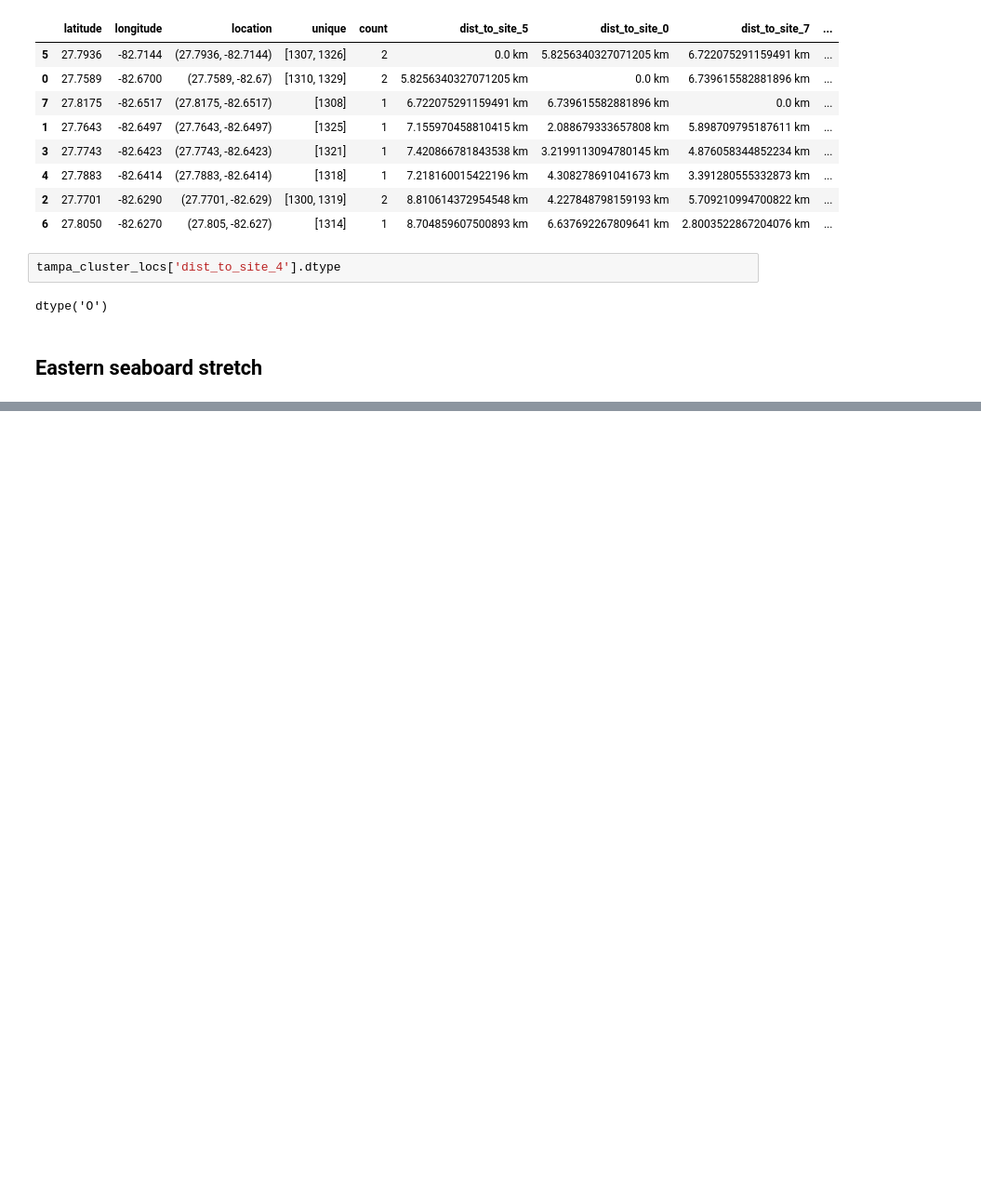
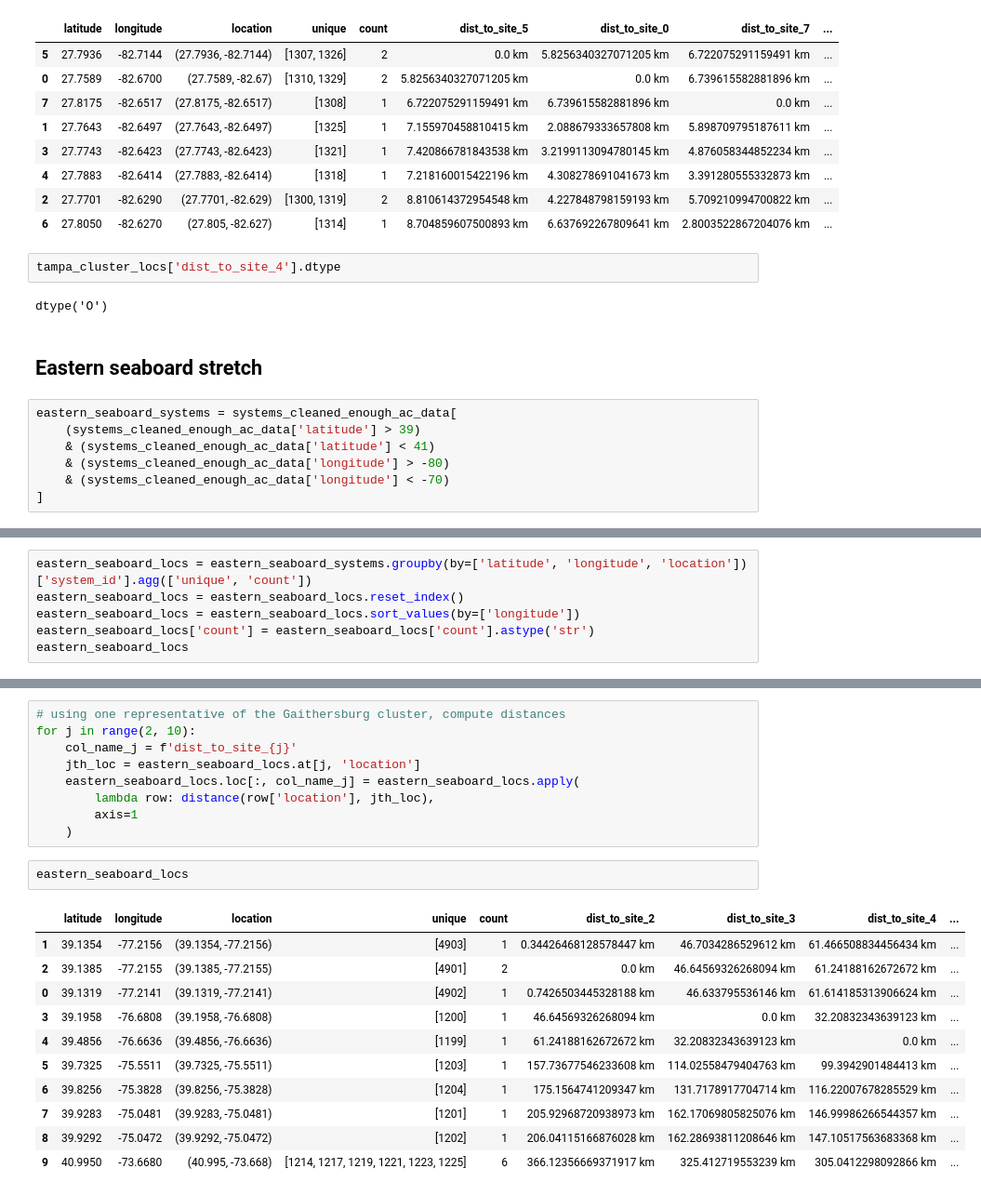
Before and after one commit to Erdos-Projects/predicting-day-ahead-solar-power-production, a Jupyter notebook: src/data/weather/quick_locs_check.ipynb, the cells around one changed output, grey strips where cells are left out. Shown at 93% size. Saved outputs shown, nothing was run; the diff lists cells and outputs as text; blank space fills up the shorter version.

```diff
--- a/src/data/weather/quick_locs_check.ipynb
+++ b/src/data/weather/quick_locs_check.ipynb
@@ -503,3 +515,10 @@ tampa_cluster_locs['dist_to_site_4'].dtype
 dtype('O')
 # %% [markdown]
 ## Eastern seaboard stretch
+# %%
+eastern_seaboard_systems = systems_cleaned_enough_ac_data[
+    (systems_cleaned_enough_ac_data['latitude'] > 39)
+    & (systems_cleaned_enough_ac_data['latitude'] < 41)
+    & (systems_cleaned_enough_ac_data['longitude'] > -80)
+    & (systems_cleaned_enough_ac_data['longitude'] < -70)
+]
@@ -505,0 +529,6 @@ dtype('O')
+# %%
+eastern_seaboard_locs = eastern_seaboard_systems.groupby(by=['latitude', 'longitude', 'location'])['system_id'].agg(['unique', 'count'])
+eastern_seaboard_locs = eastern_seaboard_locs.reset_index()
+eastern_seaboard_locs = eastern_seaboard_locs.sort_values(by=['longitude'])
+eastern_seaboard_locs['count'] = eastern_seaboard_locs['count'].astype('str')
+eastern_seaboard_locs
@@ -505,0 +547,23 @@ dtype('O')
+# %%
+# using one representative of the Gaithersburg cluster, compute distances
+for j in range(2, 10):
+    col_name_j = f'dist_to_site_{j}'
+    jth_loc = eastern_seaboard_locs.at[j, 'location']
+    eastern_seaboard_locs.loc[:, col_name_j] = eastern_seaboard_locs.apply(
+        lambda row: distance(row['location'], jth_loc),
+        axis=1
+    )
+# %%
+eastern_seaboard_locs
+# %% [output]
+|  | latitude | longitude | location | unique | count | dist_to_site_2 | dist_to_site_3 | dist_to_site_4 | ... |
+| 1 | 39.1354 | -77.2156 | (39.1354, -77.2156) | [4903] | 1 | 0.34426468128578447 km | 46.7034286529612 km | 61.466508834456434 km | ... |
+| 2 | 39.1385 | -77.2155 | (39.1385, -77.2155) | [4901] | 2 | 0.0 km | 46.64569326268094 km | 61.24188162672672 km | ... |
+| 0 | 39.1319 | -77.2141 | (39.1319, -77.2141) | [4902] | 1 | 0.7426503445328188 km | 46.633795536146 km | 61.614185313906624 km | ... |
+| 3 | 39.1958 | -76.6808 | (39.1958, -76.6808) | [1200] | 1 | 46.64569326268094 km | 0.0 km | 32.20832343639123 km | ... |
+| 4 | 39.4856 | -76.6636 | (39.4856, -76.6636) | [1199] | 1 | 61.24188162672672 km | 32.20832343639123 km | 0.0 km | ... |
+| 5 | 39.7325 | -75.5511 | (39.7325, -75.5511) | [1203] | 1 | 157.73677546233608 km | 114.02558479404763 km | 99.3942901484413 km | ... |
+| 6 | 39.8256 | -75.3828 | (39.8256, -75.3828) | [1204] | 1 | 175.1564741209347 km | 131.7178917704714 km | 116.22007678285529 km | ... |
+| 7 | 39.9283 | -75.0481 | (39.9283, -75.0481) | [1201] | 1 | 205.92968720938973 km | 162.17069805825076 km | 146.99986266544357 km | ... |
+| 8 | 39.9292 | -75.0472 | (39.9292, -75.0472) | [1202] | 1 | 206.04115166876028 km | 162.28693811208646 km | 147.10517563683368 km | ... |
+| 9 | 40.9950 | -73.6680 | (40.995, -73.668) | [1214, 1217, 1219, 1221, 1223, 1225] | 6 | 366.12356669371917 km | 325.412719553239 km | 305.0412298092866 km | ... |
```
Also changed, not shown: parts of 7 cells of this notebook, 3 other files.
